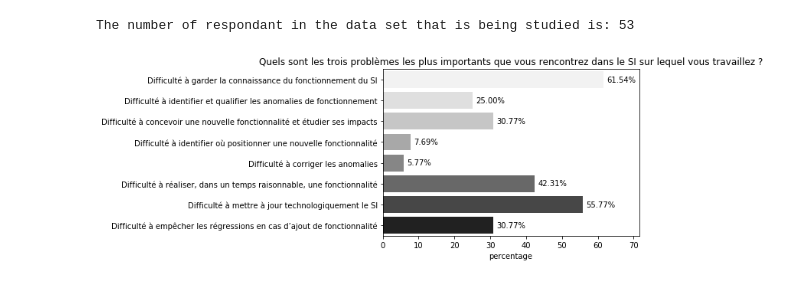
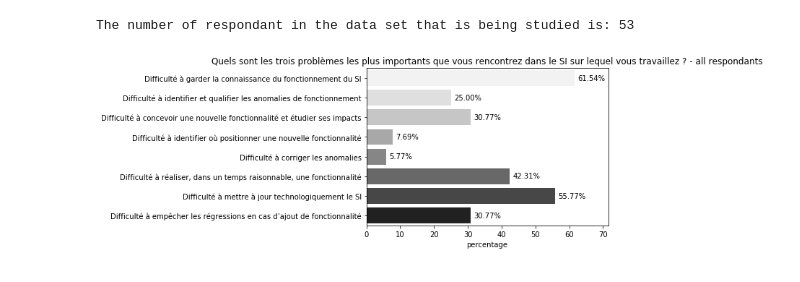
Before and after one commit to AntoineCheron/IS-problems-questionnaire-analysis, a Jupyter notebook: Analyse.ipynb, the cells around one changed output. Saved outputs shown, nothing was run; the diff lists cells and outputs as text; code cells hidden in the pictures.

Commit message:
add more plots

```diff
--- a/Analyse.ipynb
+++ b/Analyse.ipynb
@@ -75,16 +97,23 @@ def with_percentage(series, sample_size):
 # %%
 # Utility functions to display data
 
-def barplot_percentage(data, question):
-    g = sns.barplot(x='percentage', y=question, data=data, palette = 'Greys')
-    g.set_title(question)
+def barplot_percentage(data, question, title_suffix, hue=None, col=None, with_percentage=True):
+    g = sns.barplot(x='percentage', y=question, data=data, palette = 'Greys', hue=hue)
+    g.set_title(question + str(title_suffix))
     g.set_ylabel(None)
     g.set_xbound(upper=max(data.percentage) + 10)
 
-    for i, row in data.iterrows():
-        g.text(row.percentage + 1, i + 0.1, '{0:.2f}%'.format(round(row.percentage,2)))
+    if with_percentage:
+        for i, row in data.iterrows():
+            g.text(row.percentage + 1, i + 0.1, '{0:.2f}%'.format(round(row.percentage,2)))
 
     return g
+
+def catplot_percentage(data, question, col):
+    g = sns.catplot('percentage', question, data=data, col=col, kind='bar', col_wrap=2, palette = 'Greys')
+    for (i, axes) in enumerate(g.axes):
+        axes.set_ylabel(None)
+    return g
 # %%
 studied_data_set = results
 # print(studied_data_set)
@@ -94,10 +123,14 @@ print('The number of respondant in the data set that is being studied is: ' + st
 The number of respondant in the data set that is being studied is: 53
 # %%
 question = studied_data_set.columns[5]
-major_problems_dataset = studied_data_set[question].dropna()
-accounted_results_count = len(major_problems_dataset)
-major_problems = with_percentage_respondants(flatten_results(major_problems_dataset), len(major_problems_dataset))
 
-g = barplot_percentage(major_problems, question)
+def clean_dataset_for_major_problems(source):
+    question = studied_data_set.columns[5]
+    dataset = source[question].dropna()
+    return with_percentage_respondants(flatten_results(dataset), len(dataset))
+
+major_problems = clean_dataset_for_major_problems(studied_data_set)
+
+g = barplot_percentage(major_problems, question, ' - all respondants')
 # %% [output]
-[figure, old version]
+[figure, new version]
```
Also changed, not shown: parts of 3 cells of this notebook.
